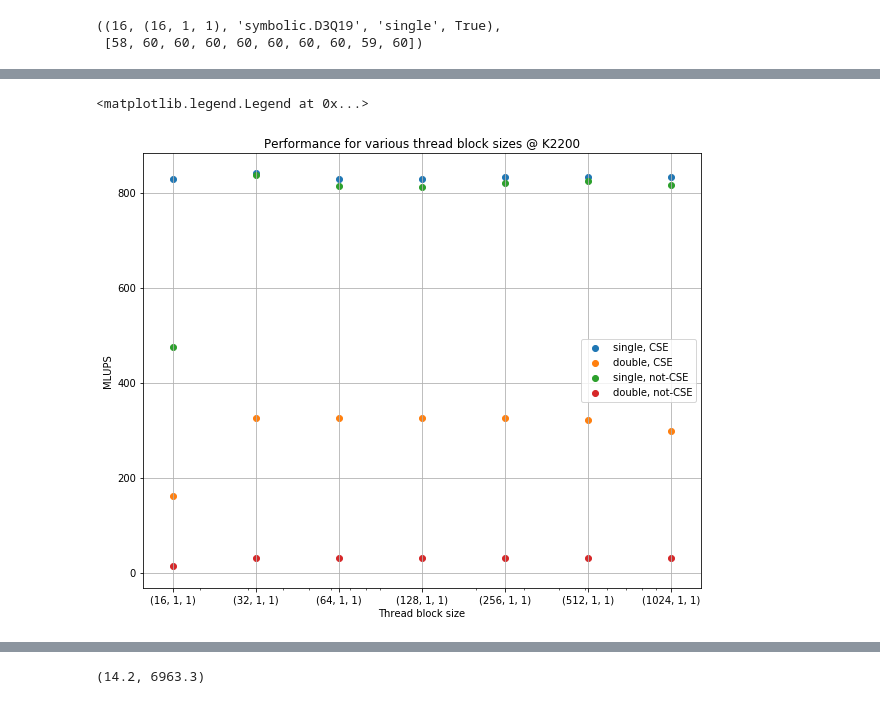
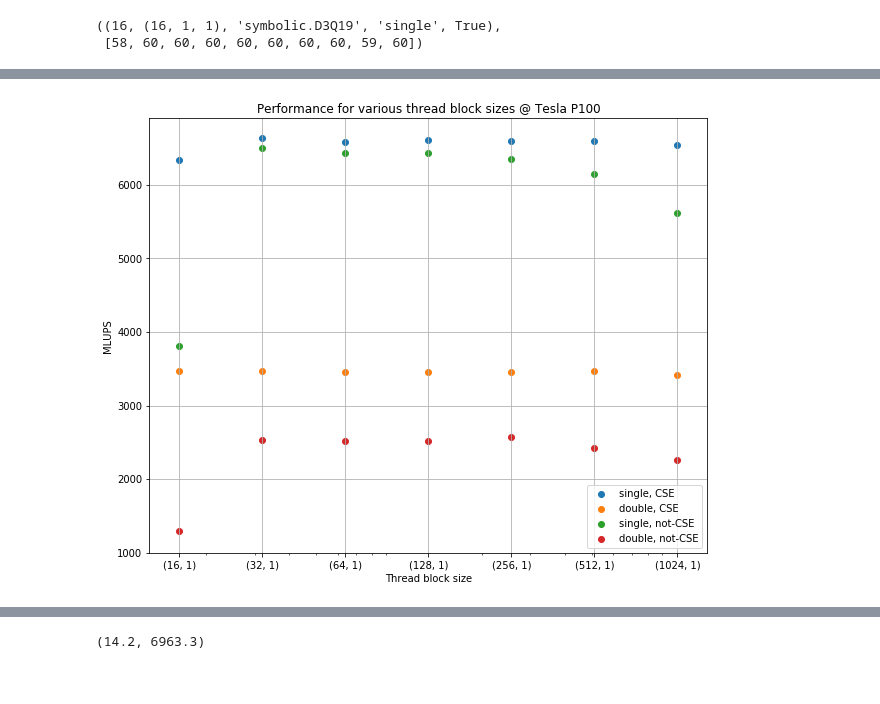
Before and after one commit to KnairdA/symlbm_playground, a Jupyter notebook: notebook/ldc_benchmark.ipynb, the cells around one changed output, grey strips where cells are left out. Drawn from its saved outputs; the diff is of its cells as text; code cells hidden in the pictures.

```diff
--- a/notebook/ldc_benchmark.ipynb
+++ b/notebook/ldc_benchmark.ipynb
@@ -27,3 +27,6 @@ ldc_3d_D3Q19_p100  = descriptor_subset(ldc_3d_p100,  'symbolic.D3Q19')
 ldc_3d_D3Q27_p100  = descriptor_subset(ldc_3d_p100,  'symbolic.D3Q27')
 ldc_3d_D3Q19_k2200 = descriptor_subset(ldc_3d_k2200, 'symbolic.D3Q19')
 ldc_3d_D3Q27_k2200 = descriptor_subset(ldc_3d_k2200, 'symbolic.D3Q27')
+# %%
+def values(data, index):
+    return set(map(lambda m: m[0][index], data))
@@ -129,16 +101,4 @@ plt.legend()
-# %%
-plt.figure(figsize=(10,8))
-plt.grid()
-plt.title('Performance for various thread block sizes @ K2200')
-plt.xscale('log')
-plt.xlabel('Thread block size')
-plt.ylabel('MLUPS')
-plt.xticks([16,32,64,128,256,512,1024],list(map(lambda x: (x,1,1), [16,32,64,128,256,512,1024])))
-scatter(map(mlups_for_layout, subset(ldc_2d_k2200, size=[1024], precision=['single'], optimization=[True])), label='single, CSE')
-scatter(map(mlups_for_layout, subset(ldc_2d_k2200, size=[1024], precision=['double'], optimization=[True])), label='double, CSE')
-scatter(map(mlups_for_layout, subset(ldc_2d_k2200, size=[1024], precision=['single'], optimization=[False])), label='single, not-CSE')
-scatter(map(mlups_for_layout, subset(ldc_2d_k2200, size=[1024], precision=['double'], optimization=[False])), label='double, not-CSE')
-plt.legend()
-# %% [output]
-<matplotlib.legend.Legend at 0x...>
-[figure, removed]
+# %%
+mlups_per_layout_overview_plot(ldc_2d_p100, 'Performance for various thread block sizes @ Tesla P100', size=[1024])
+# %% [output]
+[figure, added]
```
Also changed, not shown: parts of 26 cells of this notebook.
